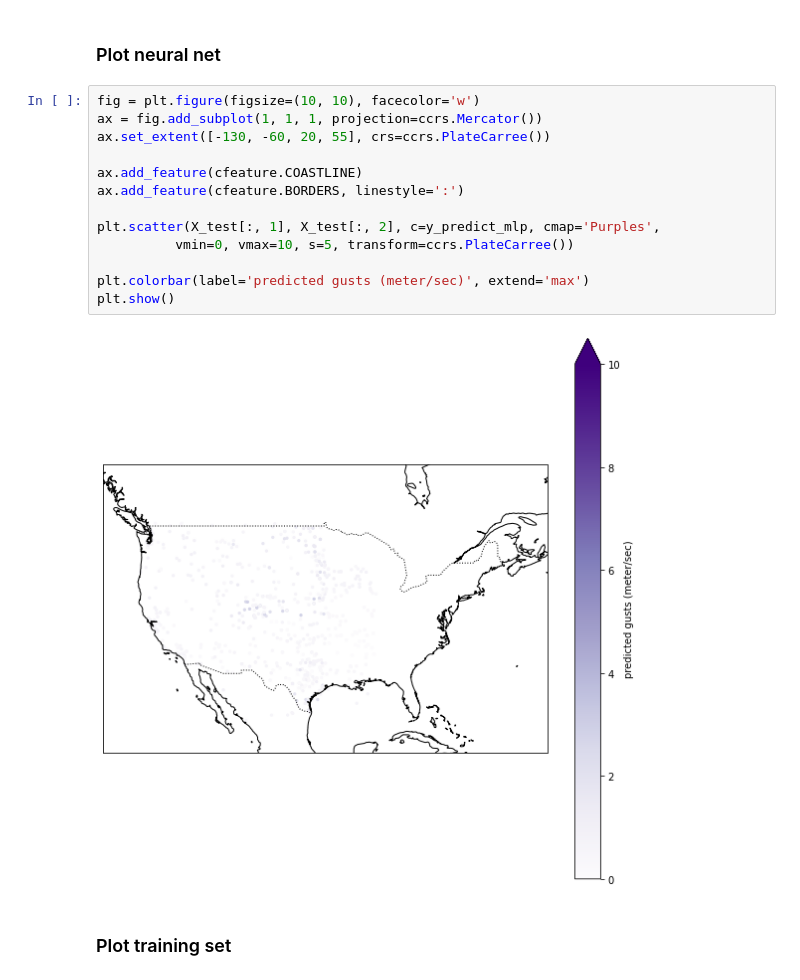
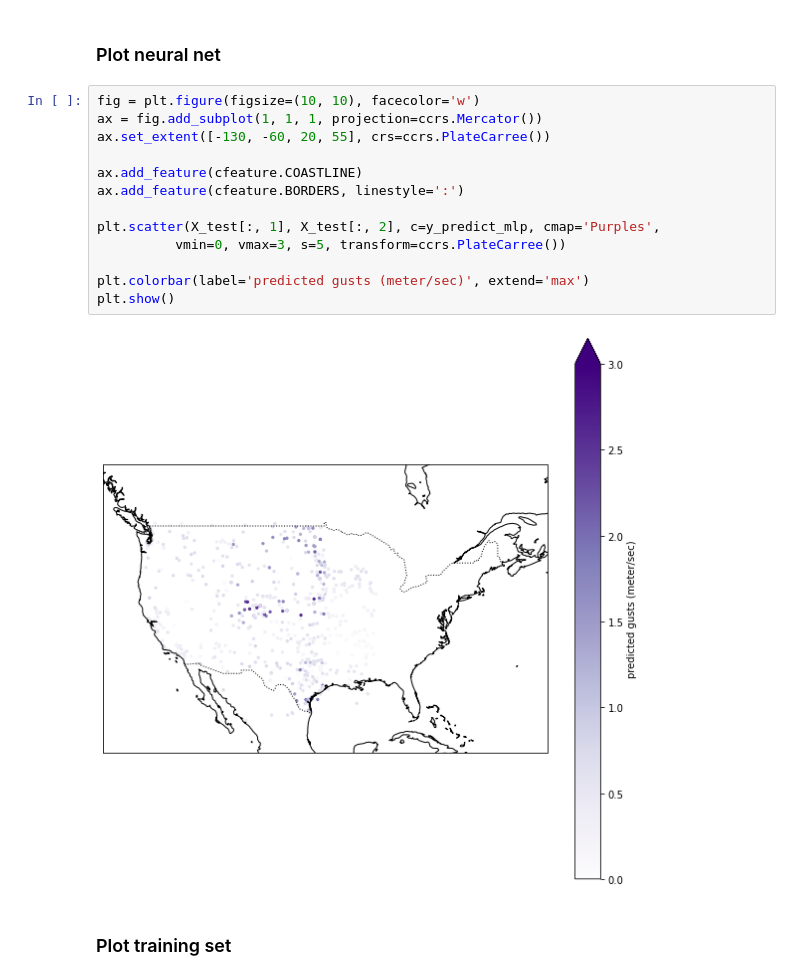
Before and after one commit to jesseturner/Wind-Gust-Predictions, a Jupyter notebook: NN_trained_hrrr.ipynb, the cells around one changed output. Cells and saved outputs as stored; diff of their text form.

Commit message:
New plots for HRRRs

```diff
--- a/NN_trained_hrrr.ipynb
+++ b/NN_trained_hrrr.ipynb
@@ -59,18 +59,18 @@ y_predict_mlp = mlp.predict(rescaled_X_test)
 # %%
 fig = plt.figure(figsize=(10, 10), facecolor='w')
 ax = fig.add_subplot(1, 1, 1, projection=ccrs.Mercator())
 ax.set_extent([-130, -60, 20, 55], crs=ccrs.PlateCarree())
 
 ax.add_feature(cfeature.COASTLINE)
 ax.add_feature(cfeature.BORDERS, linestyle=':')
 
 plt.scatter(X_test[:, 1], X_test[:, 2], c=y_predict_mlp, cmap='Purples',
-          vmin=0, vmax=10, s=5, transform=ccrs.PlateCarree())
+          vmin=0, vmax=3, s=5, transform=ccrs.PlateCarree())
 
 plt.colorbar(label='predicted gusts (meter/sec)', extend='max')
 plt.show()
 # %% [output]
-[figure, old version]
+[figure, new version]
 # %% [markdown]
 ### Plot training set
 # %%
```
Also changed, not shown: parts of 2 cells of this notebook, 1 other file.
